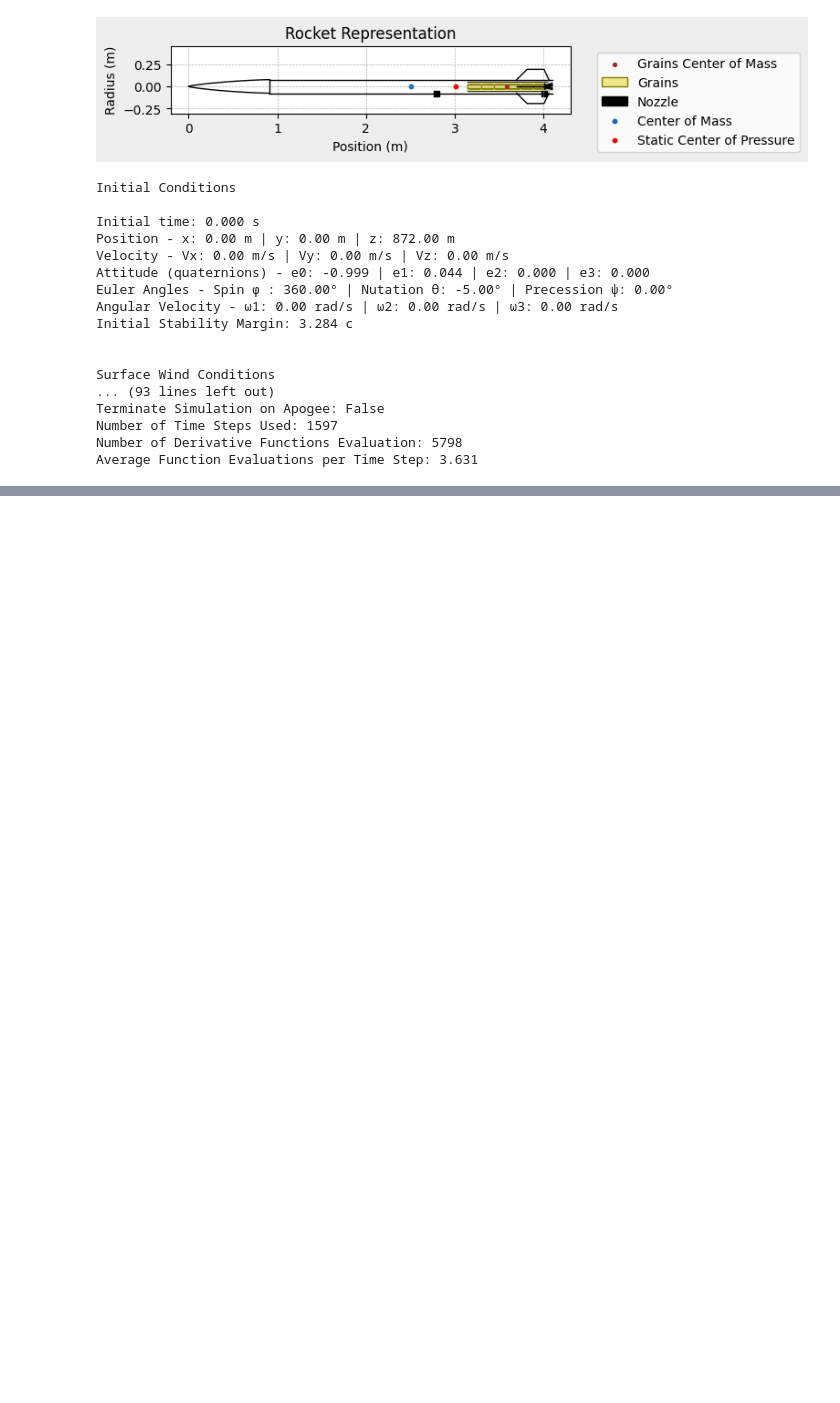
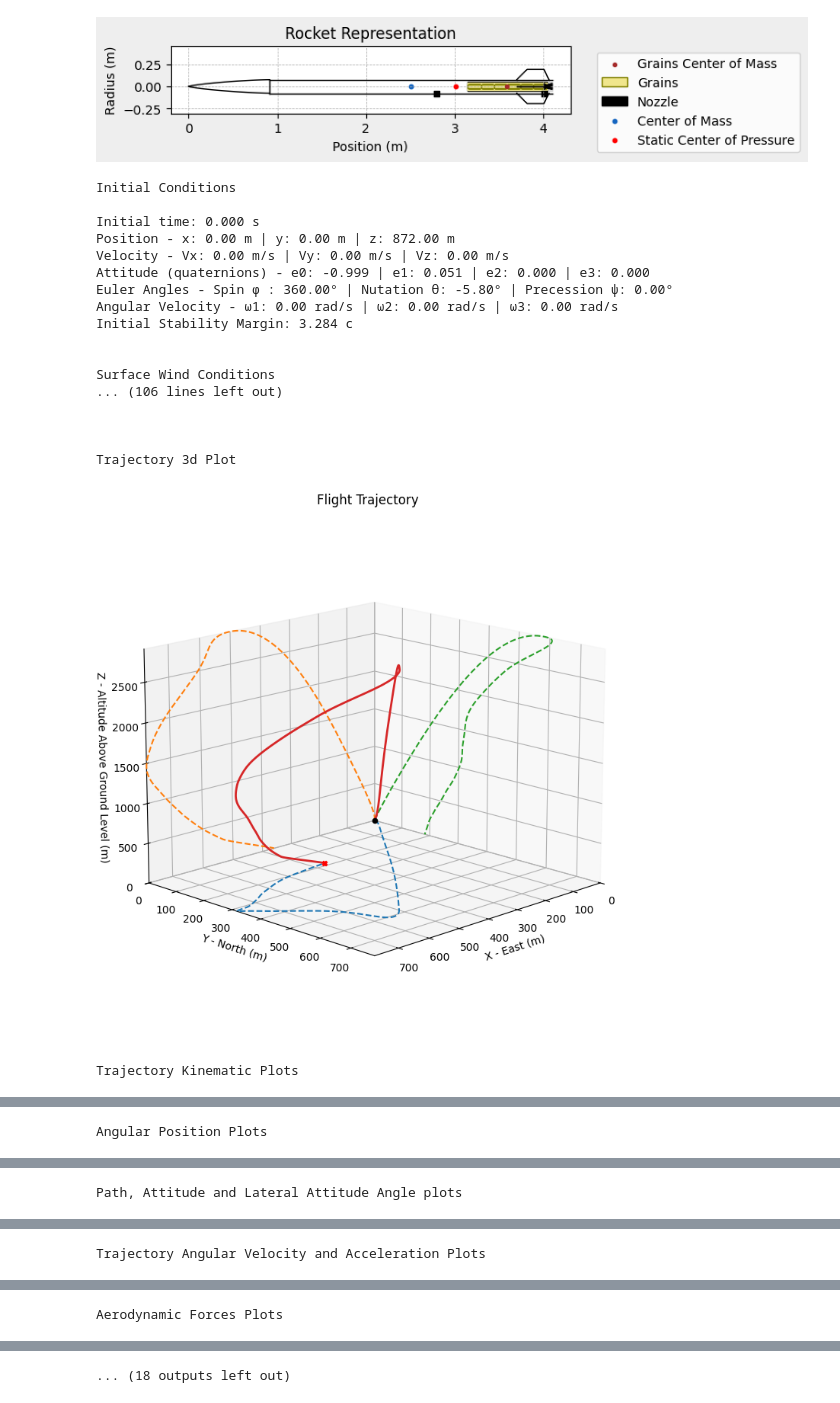
Before and after one commit to GoldenFlashesRocketry/ARES_RocketPy, a Jupyter notebook: Andromeda.ipynb, the cells around one changed output, grey strips where cells are left out. Saved outputs shown, nothing was run; the diff lists cells and outputs as text; code cells hidden in the pictures; blank space fills up the shorter version.

```diff
--- a/Andromeda.ipynb
+++ b/Andromeda.ipynb
@@ -13,7 +13,7 @@ env.plots.atmospheric_model()
 # %%
 # Motor Definition
 Kay2Motor = SolidMotor(
-    thrust_source = r"C:\Users\andyf\Documents\High Power Rocket Team\RocketPy\ARES_RocketPy\Raw Data\Andromeda\NEWCOMP.eng",
+    thrust_source = r".\Raw Data\Andromeda\NEWCOMP.eng",
     dry_mass = 0.9,
     dry_inertia = (0.475, 0.475, 0.007),
     nozzle_radius = 68.58/2000,
@@ -85,29 +83,38 @@ nose_cone = Andromeda.add_nose(
     length = 0.9144, kind="von karman", position = 0
 )
 
+Drogue = Andromeda.add_parachute(
+    "Drogue", cd_s=1.00584, trigger="apogee", sampling_rate=100, lag=0
+)
+
+Main = Andromeda.add_parachute(
+    "Main", cd_s=2.34696, trigger=304.8, sampling_rate=100, lag=0
+)
 Andromeda.draw()
 # %% [output]
 [figure]
 # %%
 test_flight = Flight(
-    rocket = Andromeda, environment=env, rail_length=5.2, inclination=85, heading = 0
+    rocket = Andromeda, environment=env, rail_length=5.1, inclination=84.2, heading = 0
 )
-test_flight.info()
+test_flight.all_info()
 # %% [output]
 Initial Conditions
 
 Initial time: 0.000 s
 Position - x: 0.00 m | y: 0.00 m | z: 872.00 m
 Velocity - Vx: 0.00 m/s | Vy: 0.00 m/s | Vz: 0.00 m/s
-Attitude (quaternions) - e0: -0.999 | e1: 0.044 | e2: 0.000 | e3: 0.000
-Euler Angles - Spin φ : 360.00° | Nutation θ: -5.00° | Precession ψ: 0.00°
+Attitude (quaternions) - e0: -0.999 | e1: 0.051 | e2: 0.000 | e3: 0.000
+Euler Angles - Spin φ : 360.00° | Nutation θ: -5.80° | Precession ψ: 0.00°
 Angular Velocity - ω1: 0.00 rad/s | ω2: 0.00 rad/s | ω3: 0.00 rad/s
 Initial Stability Margin: 3.284 c
 
 
 Surface Wind Conditions
-... (93 lines left out)
-Terminate Simulation on Apogee: False
-Number of Time Steps Used: 1597
-Number of Derivative Functions Evaluation: 5798
-Average Function Evaluations per Time Step: 3.631
+... (106 lines left out)
+
+
+
+Trajectory 3d Plot
+[figure, added]
+Trajectory Kinematic Plots
@@ -113,0 +122 @@ Average Function Evaluations per Time Step: 3.631
+Angular Position Plots
@@ -113,0 +124 @@ Average Function Evaluations per Time Step: 3.631
+Path, Attitude and Lateral Attitude Angle plots
@@ -113,0 +126 @@ Average Function Evaluations per Time Step: 3.631
+Trajectory Angular Velocity and Acceleration Plots
@@ -113,0 +128 @@ Average Function Evaluations per Time Step: 3.631
+Aerodynamic Forces Plots
@@ -113,0 +130 @@ Average Function Evaluations per Time Step: 3.631
+... (18 outputs left out)
```
Also changed, not shown: parts of 2 cells of this notebook, 1 other file.
